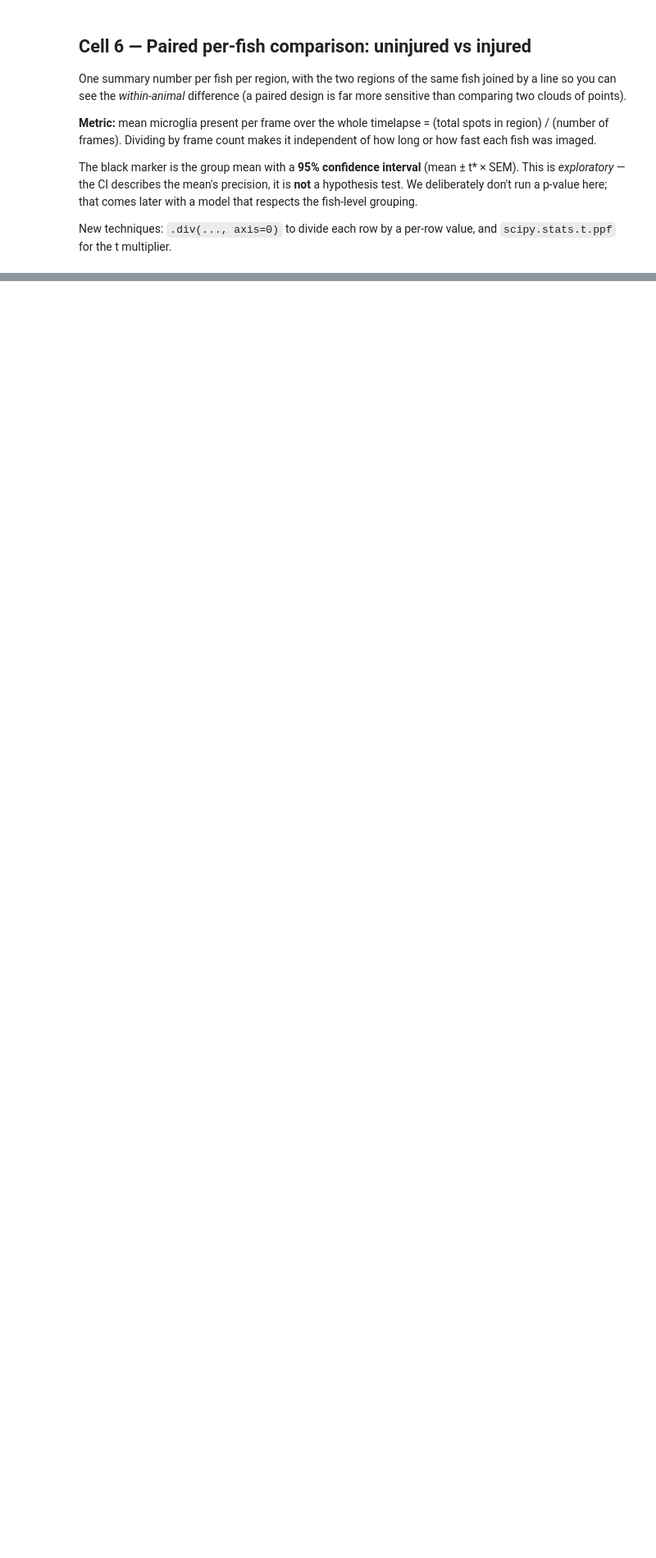
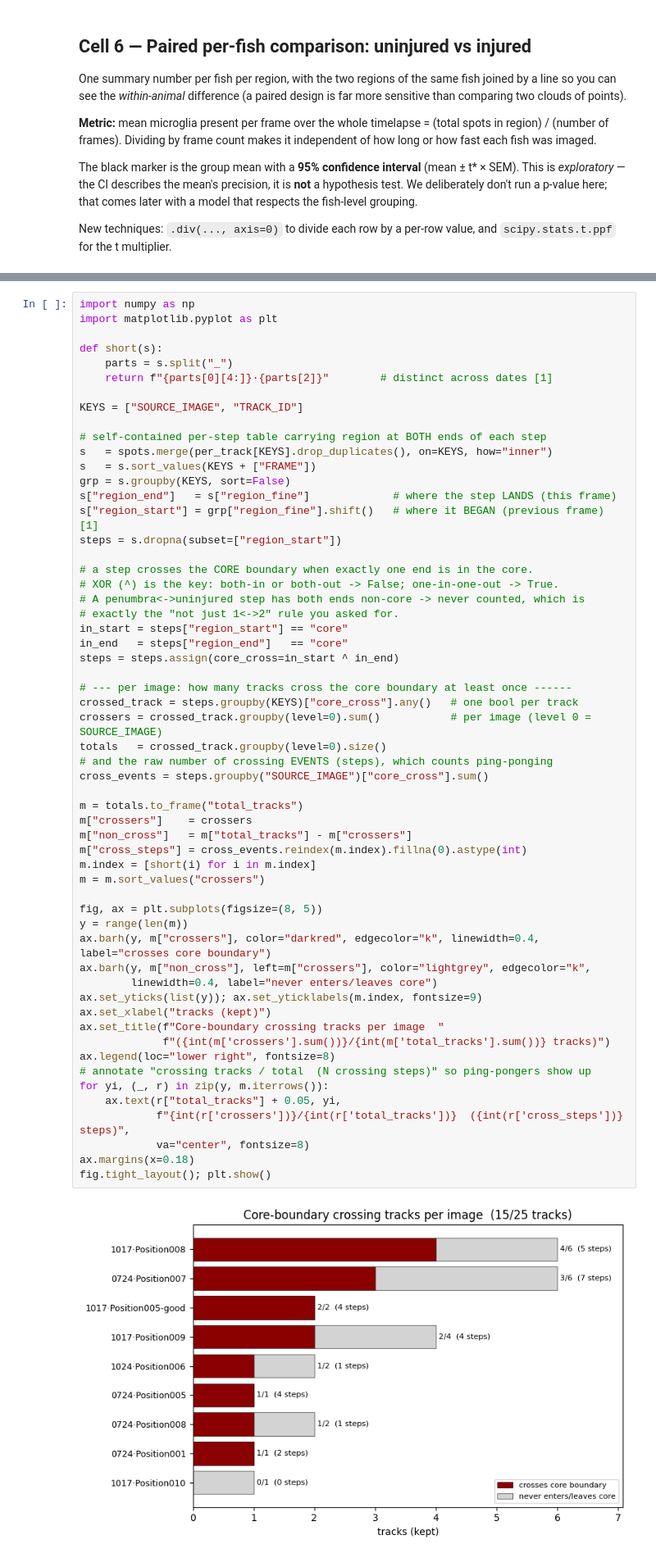
Before and after one commit to grantrichter04/microglia-motility-pipeline, a Jupyter notebook: python/08_analysis/08_Microglia_analysis_TUTORIAL.ipynb, the cells around one changed output, grey strips where cells are left out. Shown at 82% size. Drawn from its saved outputs; the diff is of its cells as text; blank space fills up the shorter version.

```diff
--- a/python/08_analysis/08_Microglia_analysis_TUTORIAL.ipynb
+++ b/python/08_analysis/08_Microglia_analysis_TUTORIAL.ipynb
@@ -448,3 +786,62 @@ fig_sum.tight_layout(); plt.show()
+# %%
+import numpy as np
+import matplotlib.pyplot as plt
+
+def short(s):
+    parts = s.split("_")
+    return f"{parts[0][4:]}·{parts[2]}"        # distinct across dates [1]
+
+KEYS = ["SOURCE_IMAGE", "TRACK_ID"]
+
+# self-contained per-step table carrying region at BOTH ends of each step
+s   = spots.merge(per_track[KEYS].drop_duplicates(), on=KEYS, how="inner")
+s   = s.sort_values(KEYS + ["FRAME"])
+grp = s.groupby(KEYS, sort=False)
+s["region_end"]   = s["region_fine"]             # where the step LANDS (this frame)
+s["region_start"] = grp["region_fine"].shift()   # where it BEGAN (previous frame) [1]
+steps = s.dropna(subset=["region_start"])
+
+# a step crosses the CORE boundary when exactly one end is in the core.
+# XOR (^) is the key: both-in or both-out -> False; one-in-one-out -> True.
+# A penumbra<->uninjured step has both ends non-core -> never counted, which is
+# exactly the "not just 1<->2" rule you asked for.
+in_start = steps["region_start"] == "core"
+in_end   = steps["region_end"]   == "core"
+steps = steps.assign(core_cross=in_start ^ in_end)
+
+# --- per image: how many tracks cross the core boundary at least once ------
+crossed_track = steps.groupby(KEYS)["core_cross"].any()   # one bool per track
+crossers = crossed_track.groupby(level=0).sum()           # per image (level 0 = SOURCE_IMAGE)
+totals   = crossed_track.groupby(level=0).size()
+# and the raw number of crossing EVENTS (steps), which counts ping-ponging
+cross_events = steps.groupby("SOURCE_IMAGE")["core_cross"].sum()
+
+m = totals.to_frame("total_tracks")
+m["crossers"]    = crossers
+m["non_cross"]   = m["total_tracks"] - m["crossers"]
+m["cross_steps"] = cross_events.reindex(m.index).fillna(0).astype(int)
+m.index = [short(i) for i in m.index]
+m = m.sort_values("crossers")
+
+fig, ax = plt.subplots(figsize=(8, 5))
+y = range(len(m))
+ax.barh(y, m["crossers"], color="darkred", edgecolor="k", linewidth=0.4, label="crosses core boundary")
+ax.barh(y, m["non_cross"], left=m["crossers"], color="lightgrey", edgecolor="k",
+        linewidth=0.4, label="never enters/leaves core")
+ax.set_yticks(list(y)); ax.set_yticklabels(m.index, fontsize=9)
+ax.set_xlabel("tracks (kept)")
+ax.set_title(f"Core-boundary crossing tracks per image  "
+             f"({int(m['crossers'].sum())}/{int(m['total_tracks'].sum())} tracks)")
+ax.legend(loc="lower right", fontsize=8)
+# annotate "crossing tracks / total  (N crossing steps)" so ping-pongers show up
+for yi, (_, r) in zip(y, m.iterrows()):
+    ax.text(r["total_tracks"] + 0.05, yi,
+            f"{int(r['crossers'])}/{int(r['total_tracks'])}  ({int(r['cross_steps'])} steps)",
+            va="center", fontsize=8)
+ax.margins(x=0.18)
+fig.tight_layout(); plt.show()
+# %% [output]
+[figure, added]
 # %% [markdown]
 ## Cell 9 — Pooled per-region motility (one metric, one dot per track)
 
```
Also changed, not shown: parts of 19 cells of this notebook.
